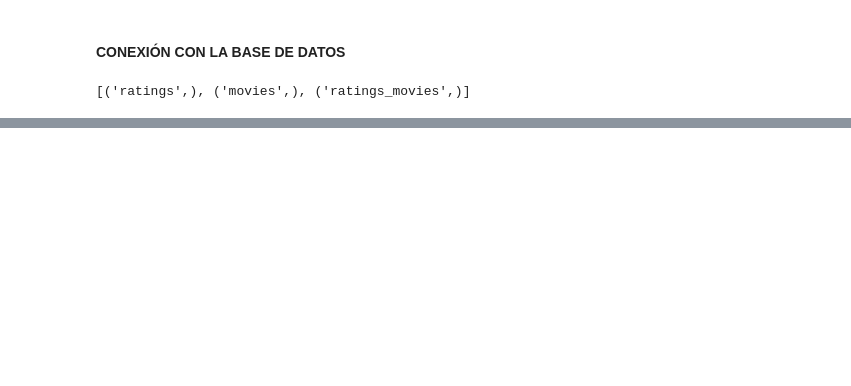
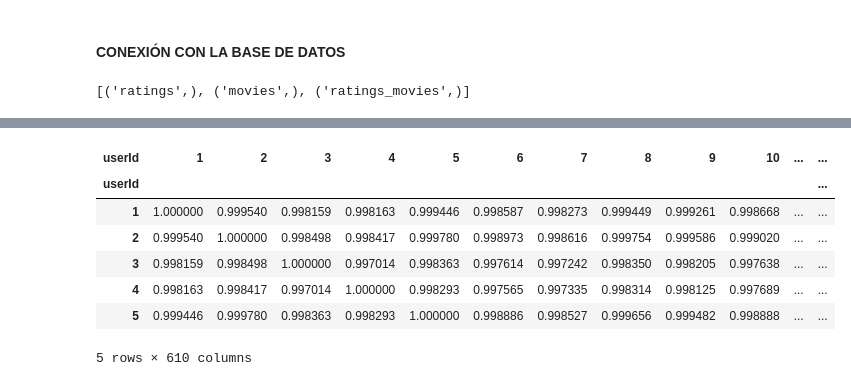
Before and after one commit to JuanCH94/Marketing, a Jupyter notebook: c_modelos.ipynb, the cells around one changed output, grey strips where cells are left out. Saved outputs shown, nothing was run; the diff lists cells and outputs as text; code cells hidden in the pictures; blank space fills up the shorter version.

```diff
--- a/c_modelos.ipynb
+++ b/c_modelos.ipynb
@@ -589,0 +282,18 @@ recomendar_peliculas("Toy Story (1995)", movies, similarity_matrix)
+# %%
+# Calcular la similitud entre usuarios
+user_similarity = cosine_similarity(ratings_matrix_filled)
+
+# Convertir la matriz de similitudes a un DataFrame
+user_similarity_df = pd.DataFrame(user_similarity, index=ratings_matrix_filled.index, columns=ratings_matrix_filled.index)
+
+# Ver las primeras similitudes
+user_similarity_df.head()
+# %% [output]
+| userId | 1 | 2 | 3 | 4 | 5 | 6 | 7 | 8 | 9 | 10 | ... | ... |
+| userId |  |  |  |  |  |  |  |  |  |  |  | ... |
+| 1 | 1.000000 | 0.999540 | 0.998159 | 0.998163 | 0.999446 | 0.998587 | 0.998273 | 0.999449 | 0.999261 | 0.998668 | ... | ... |
+| 2 | 0.999540 | 1.000000 | 0.998498 | 0.998417 | 0.999780 | 0.998973 | 0.998616 | 0.999754 | 0.999586 | 0.999020 | ... | ... |
+| 3 | 0.998159 | 0.998498 | 1.000000 | 0.997014 | 0.998363 | 0.997614 | 0.997242 | 0.998350 | 0.998205 | 0.997638 | ... | ... |
+| 4 | 0.998163 | 0.998417 | 0.997014 | 1.000000 | 0.998293 | 0.997565 | 0.997335 | 0.998314 | 0.998125 | 0.997689 | ... | ... |
+| 5 | 0.999446 | 0.999780 | 0.998363 | 0.998293 | 1.000000 | 0.998886 | 0.998527 | 0.999656 | 0.999482 | 0.998888 | ... | ... |
+5 rows × 610 columns
```
Also changed, not shown: parts of 99 cells of this notebook, 5 other files.
